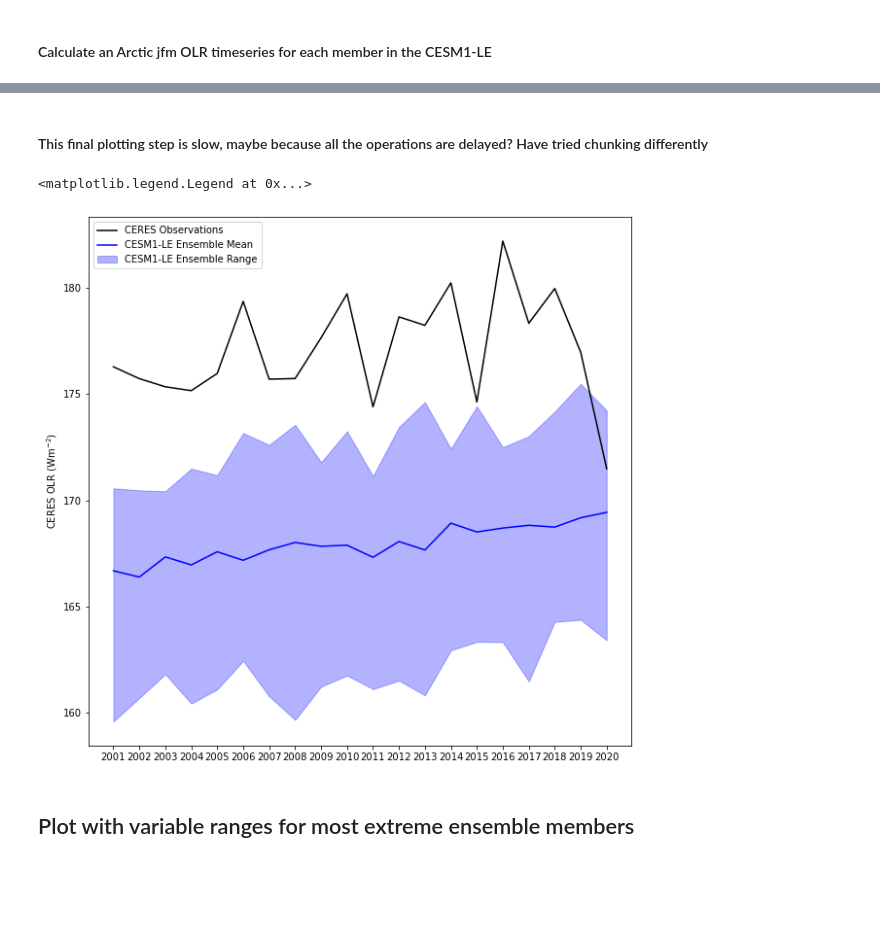
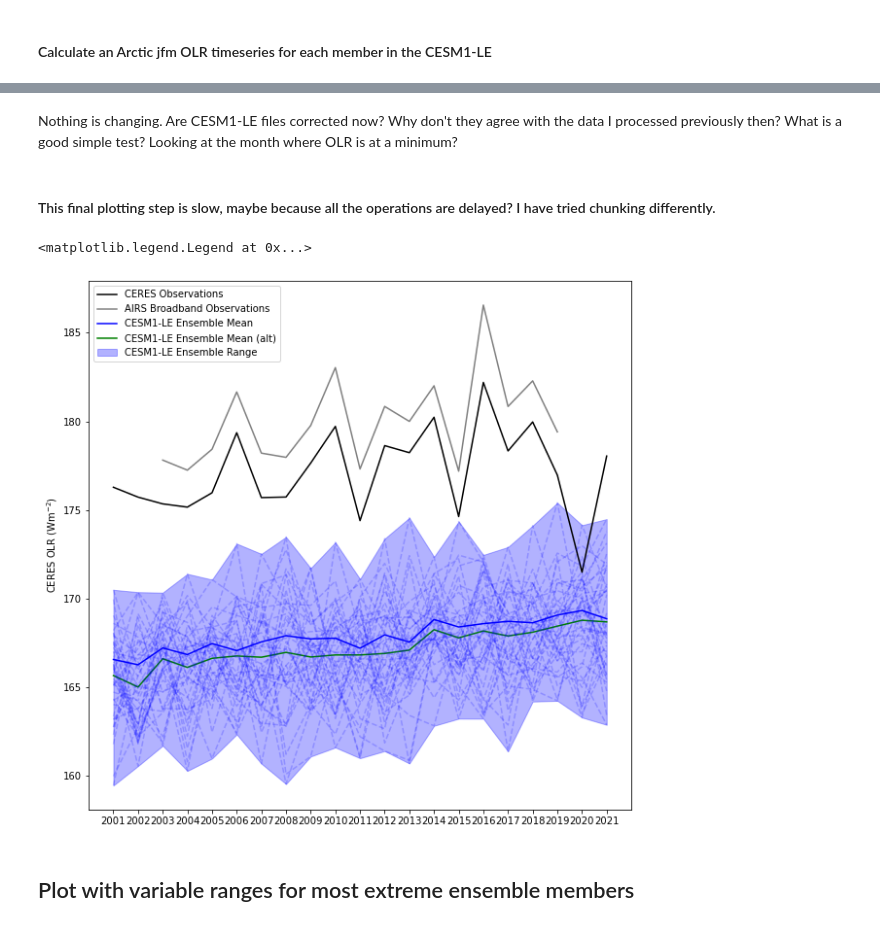
Before and after one commit to jshaw35/spectral_ice, a Jupyter notebook: figure3/figure3.ipynb, the cells around one changed output, grey strips where cells are left out. Saved outputs shown, nothing was run; the diff lists cells and outputs as text; code cells hidden in the pictures; blank space fills up the shorter version.

Commit message:
figure 3 code is working, but slow and should be cleaned

```diff
--- a/figure3/figure3.ipynb
+++ b/figure3/figure3.ipynb
@@ -117,3 +130,8 @@ ceres_subset_jfmavg = ceres_subset_jfm.groupby('time.year').mean('time') # avera
+# %%
+airs_subset_wgtd = add_weights(airs_subset)
+airs_subset_spatavg = masked_average(airs_subset_wgtd,dim=['lat','lon'],weights=airs_subset_wgtd['cell_weight']) # I will need to interpolate for complete consistency with observations jshaw,TODO
+airs_subset_jfm = airs_subset_spatavg.sel(time=is_jfm(airs_subset_spatavg.time)) # select jan, feb, mar
+airs_subset_jfmavg = airs_subset_jfm.groupby('time.year').mean('time') # average into an annual timeseries
 # %% [markdown]
 ### Format and select CESM1 ensemble average data
 # %%
@@ -143,7 +164,7 @@ FLUT
 cesmle_path = '/glade/campaign/cesm/collections/cesmLE/CESM-CAM5-BGC-LE/atm/proc/tseries/monthly/'
 # %%
 # hardcoded alternate with only ensembles we can use
-ensemble_nums2 = [
+ensemble_nums = [
     '001', '002', '003', '004', '005',
     '006', '007', '008', '009', '010',
     '011', '012', '013', '014', '015',
@@ -200,22 +222,28 @@ time interval endpoints
+# %% [markdown]
+Nothing is changing. Are CESM1-LE files corrected now? Why don't they agree with the data I processed previously then? What is a good simple test? Looking at the month where OLR is at a minimum?
 # %%
 ens_olr_tseries_dict = {}
 
-for _ens_num in ensemble_nums2: # iterate over ensemble members
+for _ens_num in ensemble_nums: # iterate over ensemble members
 
-    _ens_olr_files = path_dict[_ens_num]['FLUT']
+    _ens_olr_files = path_dict[_ens_num]
 
-    _ens_subset = arc_subset(*_ens_olr_files,var='FLUT',chunks={'time':-1,'lat':-1,'lon':-1}) # to dechunk
+    _ens_olr_ds = xr.open_mfdataset(_ens_olr_files).chunk({'lat':-1,'lon':-1}) # chunk to prep for lat-lon interpolation
 
-    _subset_wgtd = add_weights(_ens_subset) # add area-weighting coordinate
-    _subset_spatavg = masked_average(_subset_wgtd,dim=['lat','lon'],weights=_subset_wgtd['cell_weight']) # I will need to interpolate for complete consistency with observations jshaw,TODO
-    _subset_jfm = _subset_spatavg.sel(time=is_jfm(_subset_spatavg.time)) # select jan, feb, mar
-    _subset_jfmavg = _subset_jfm.groupby('time.year').mean('time').chunk({'year':-1}) # average into an annual timeseries, dechunk for whatever reason
+    _ens_interp = _ens_olr_ds['FLUT'].interp_like(ceres_subset.isel(time=0)) # interpolated before subsetting, could use xESMF
 
-    _subset_jfmavg['ens'] = int(_ens_num) # add ensemble coordinate for easy combining
+    _ens_subset = _ens_interp.sel(time=slice('2001-01-01','2021-12-31'),lat=slice(69,None))
 
-    ens_olr_tseries_dict[_ens_num] = _subset_jfmavg #.chunk({'year':-1,'ens':-1}) # store in proc_dict
+    _ens_subset_wgtd = add_weights(_ens_subset) # add area-weighting coordinate
+    _ens_subset_spatavg = masked_average(_ens_subset_wgtd,dim=['lat','lon'],weights=_ens_subset_wgtd['cell_weight']) # I will need to interpolate for complete consistency with observations jshaw,TODO
+    _ens_subset_jfm = _ens_subset_spatavg.sel(time=is_jfm(_ens_subset_spatavg.time)) # select jan, feb, mar
+    _ens_subset_jfmavg = _ens_subset_jfm.groupby('time.year').mean('time') # average into an annual timeseries
 
-    # if _ens_num == '003':break
+    _ens_subset_jfmavg['ens'] = int(_ens_num) # add ensemble coordinate for easy combining
+
+    ens_olr_tseries_dict[_ens_num] = _ens_subset_jfmavg #.chunk({'year':-1,'ens':-1}) # store in proc_dict
+
+    # if _ens_num == '013':break
 
 # combine along the new dimension and DECHUNK. This makes sense but slows things down ALOT
 allens_tseries = xr.concat(list(ens_olr_tseries_dict.values()),dim='ens').chunk({'year':-1,'ens':-1})
@@ -222,33 +275,39 @@ allens_tseries = xr.concat(list(ens_olr_tseries_dict.values()),dim='ens').chunk(
 # %% [markdown]
-#### This final plotting step is slow, maybe because all the operations are delayed? Have tried chunking differently
+#### This final plotting step is slow, maybe because all the operations are delayed? I have tried chunking differently.
 # %%
 fig3,ax3 = plt.subplots(1,1,figsize=(10,10))
 
 # Plot CERES data:
 ax3.plot(ceres_subset_jfmavg['year'],ceres_subset_jfmavg,label='CERES Observations',color='black')
 
+# Plot AIRS data:
+ax3.plot(airs_subset_jfmavg['year'],airs_subset_jfmavg,label='AIRS Broadband Observations',color='grey')
 # ceres_subset_jfmavg
 
 # Plot CESM1-LE ensemble average data
-ax3.plot(proc_dict['FLUT']['year'],proc_dict['FLUT'],label='CESM1-LE Ensemble Mean',color='blue')
+ax3.plot(ensavg_subset_jfmavg['year'],ensavg_subset_jfmavg,label='CESM1-LE Ensemble Mean',color='blue')
 
 # calculate ensemble maximum and minimum values at each timestep, this shouldn't be so slow but maybe all the operations are dask.delayed...
 lens_max = allens_tseries.max(dim='ens').values # speeds up somewhat. My code must be bad somewhere...
 lens_min = allens_tseries.min(dim='ens').values
+lens_avg = allens_tseries.mean(dim='ens').values
+
+ax3.plot(allens_tseries['year'],lens_avg,label='CESM1-LE Ensemble Mean (alt)',color='green')
+
 
 ax3.fill_between(x=allens_tseries['year'],y1=lens_min,y2=lens_max,label='CESM1-LE Ensemble Range',color='blue',alpha=0.3)
 
 # for _ens_tseries in allens_tseries: # iterate over ensembles
 #     ax3.plot(_ens_tseries['year'],_ens_tseries,alpha=0.3,linestyle='dashed',color='blue')
 
 
-# for _ens_num in ens_olr_tseries_dict: # alternate faster iterate over ensembles
-#     ax3.plot(ens_olr_tseries_dict[_ens_num]['year'],ens_olr_tseries_dict[_ens_num],alpha=0.3,linestyle='dashed',color='blue')
+for _ens_num in ens_olr_tseries_dict: # alternate faster iterate over ensembles
+    ax3.plot(ens_olr_tseries_dict[_ens_num]['year'],ens_olr_tseries_dict[_ens_num],alpha=0.2,linestyle='dashed',color='blue')
 
 ax3.set_ylabel('CERES OLR (Wm$^{-2}$)')
-ax3.set_xticks(proc_dict['FLUT']['year']) # this is weird and returns something if it's the last line in a cell
+ax3.set_xticks(ceres_subset_jfmavg['year']) # this is weird and returns something if it's the last line in a cell
 
 plt.legend()
 # %% [output]
 <matplotlib.legend.Legend at 0x...>
-[figure, old version]
+[figure, new version]
```
Also changed, not shown: parts of 25 cells of this notebook.
